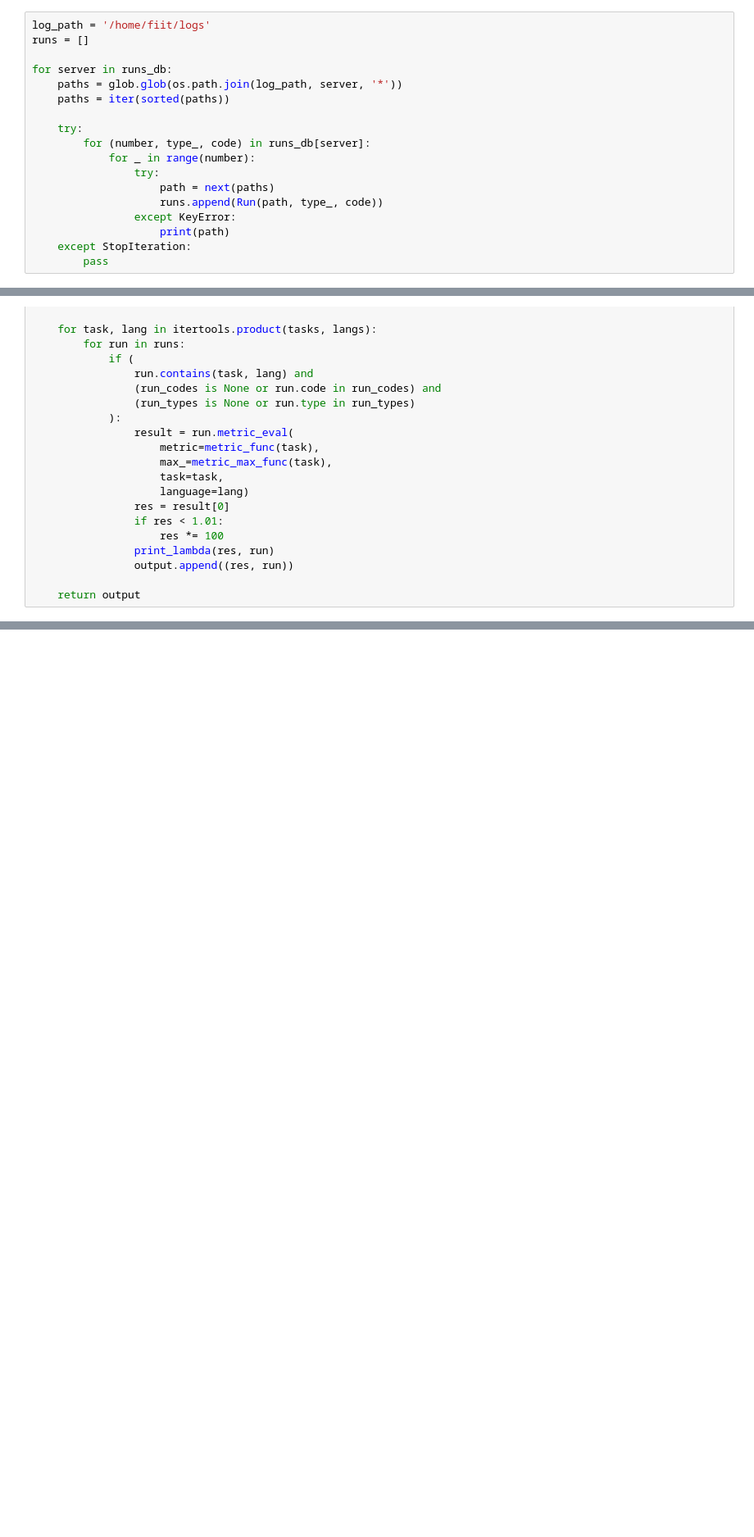
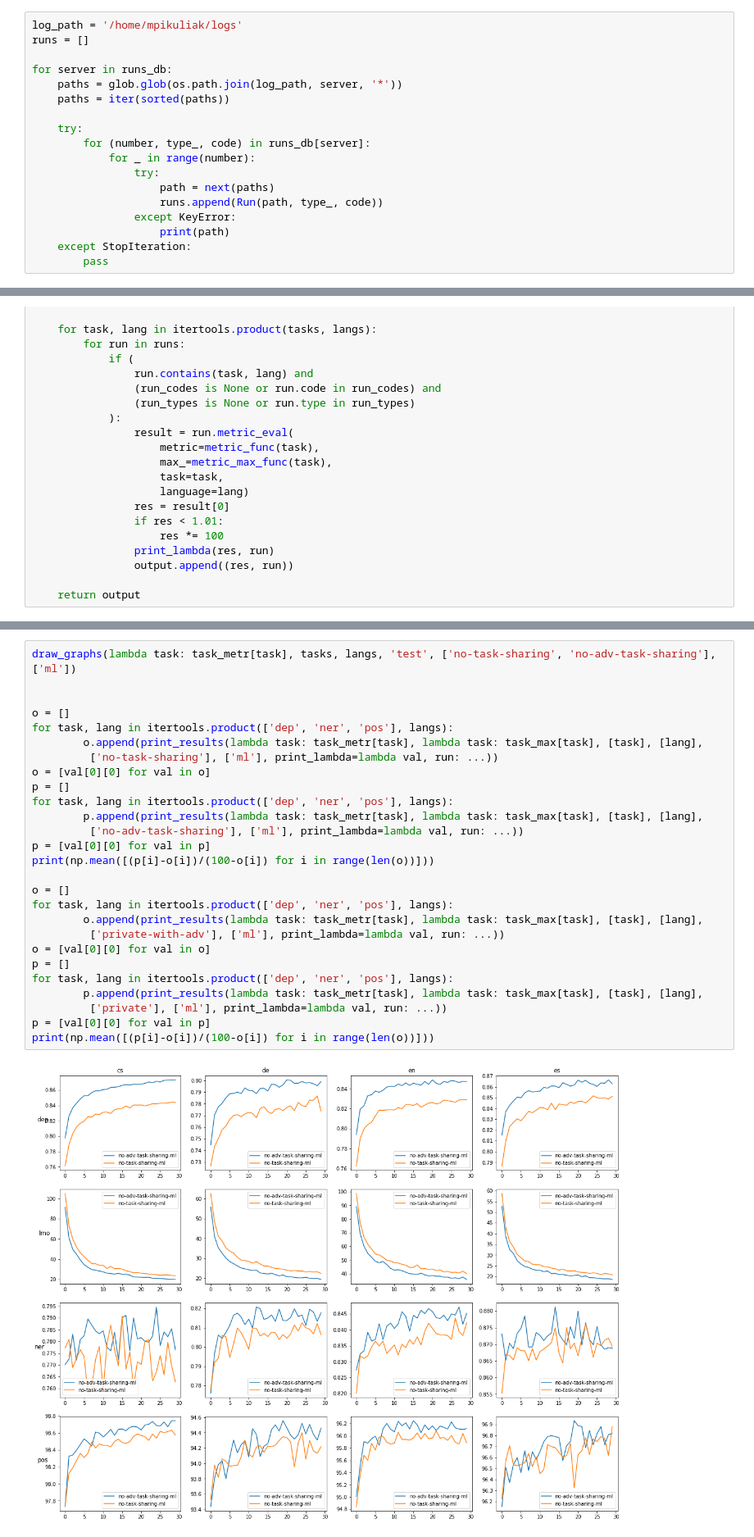
Before and after one commit to matus-pikuliak/crosslingual-parameter-sharing, a Jupyter notebook: results/notebook.ipynb, the cells around one changed output, grey strips where cells are left out. Shown at 82% size. Cells and saved outputs as stored; diff of their text form; blank space fills up the shorter version.

```diff
--- a/results/notebook.ipynb
+++ b/results/notebook.ipynb
@@ -15,5 +15,5 @@ from runs_db import db as runs_db
 # %%
-log_path = '/home/fiit/logs'
+log_path = '/home/mpikuliak/logs'
 runs = []
 
 for server in runs_db:
@@ -307,0 +246,29 @@ draw_graphs(lambda task: task_metr[task], tasks, langs, 'test', ['vanilla'])
+# %%
+draw_graphs(lambda task: task_metr[task], tasks, langs, 'test', ['no-task-sharing', 'no-adv-task-sharing'], ['ml'])
+
+
+o = []
+for task, lang in itertools.product(['dep', 'ner', 'pos'], langs):
+        o.append(print_results(lambda task: task_metr[task], lambda task: task_max[task], [task], [lang],
+         ['no-task-sharing'], ['ml'], print_lambda=lambda val, run: ...))
+o = [val[0][0] for val in o]
+p = []
+for task, lang in itertools.product(['dep', 'ner', 'pos'], langs):
+        p.append(print_results(lambda task: task_metr[task], lambda task: task_max[task], [task], [lang],
+         ['no-adv-task-sharing'], ['ml'], print_lambda=lambda val, run: ...))
+p = [val[0][0] for val in p]
+print(np.mean([(p[i]-o[i])/(100-o[i]) for i in range(len(o))]))
+
+o = []
+for task, lang in itertools.product(['dep', 'ner', 'pos'], langs):
+        o.append(print_results(lambda task: task_metr[task], lambda task: task_max[task], [task], [lang],
+         ['private-with-adv'], ['ml'], print_lambda=lambda val, run: ...))
+o = [val[0][0] for val in o]
+p = []
+for task, lang in itertools.product(['dep', 'ner', 'pos'], langs):
+        p.append(print_results(lambda task: task_metr[task], lambda task: task_max[task], [task], [lang],
+         ['private'], ['ml'], print_lambda=lambda val, run: ...))
+p = [val[0][0] for val in p]
+print(np.mean([(p[i]-o[i])/(100-o[i]) for i in range(len(o))]))
+# %% [output]
+[figure, added]
```
Also changed, not shown: parts of 10 cells of this notebook, 6 other files.
